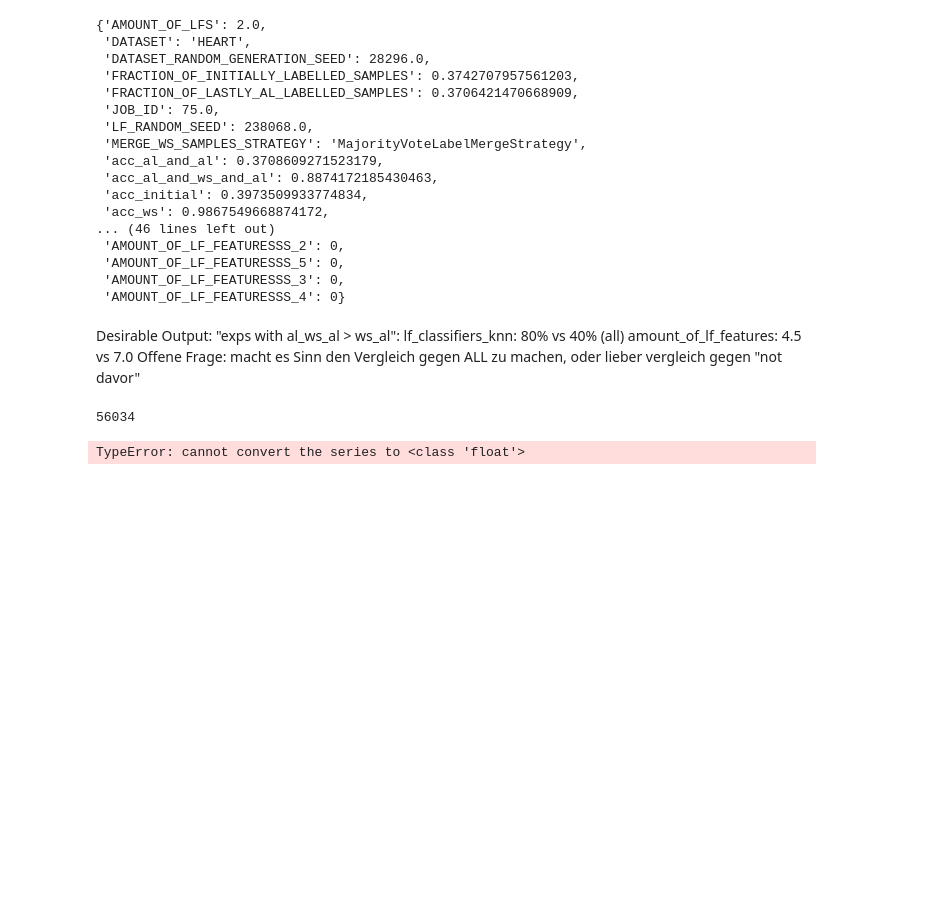
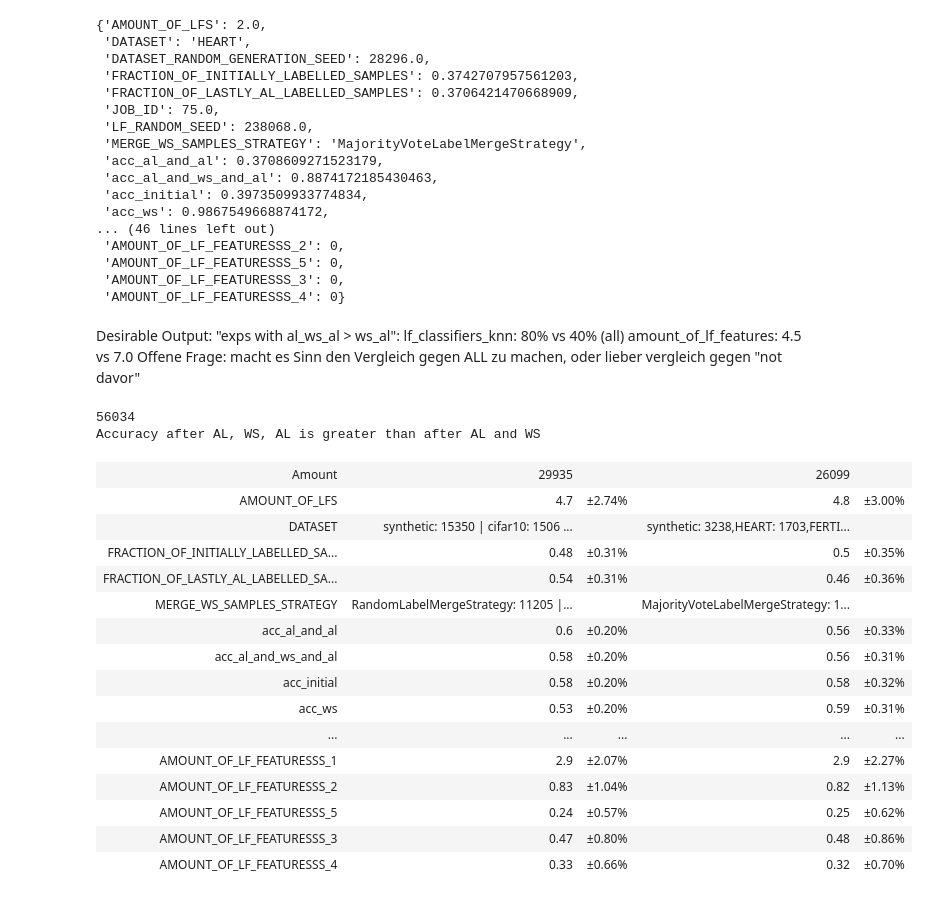
Before and after one commit to jgonsior/DS22-ImitAL, a Jupyter notebook: run_how_to_eva_2.ipynb, the cells around one changed output. Saved outputs shown, nothing was run; the diff lists cells and outputs as text; code cells hidden in the pictures; blank space fills up the shorter version.

```diff
--- a/run_how_to_eva_2.ipynb
+++ b/run_how_to_eva_2.ipynb
@@ -117,36 +117,86 @@ Desirable Output: "exps with al_ws_al > ws_al":
     amount_of_lf_features:  4.5 vs 7.0
     Offene Frage: macht es Sinn den Vergleich gegen ALL zu machen, oder lieber vergleich gegen "not davor"
 # %%
+from tabulate import tabulate
+
+
 def comparison_table(df, selection):
     print(len(df))
     filtered_df = df[selection]
     not_filtered_df = df[~selection]
-
-    skip_keys = ['']
+    result = [["Amount" ,len(filtered_df), "", len(not_filtered_df), ""]]
+    skip_keys = ["DATASET_RANDOM_GENERATION_SEED", "LF_RANDOM_SEED", "random_state", "JOB_ID", ]
     for key in df.keys():
         if key in skip_keys:
             continue
-        error_area = 1.96 * filtered_df.std() / math.sqrt(
-            filtered_df.count()
-        )
-        not_error_area = 1.96 * not_filtered_df.std() / math.sqrt(
-            not_filtered_df.count()
-        )
-        print("{:560}: {:>6.2%} ±{:>4.2%} vs {} ±{:>4.2%}".format(key, len(filtered_df), error_area, len(not_filtered_df), not_error_area) )
+        if df.dtypes[key] == np.float64 or df.dtypes[key] == np.int64:
+            selection = filtered_df[key]
+            not_selection = not_filtered_df[key]
+            average = selection.mean()
+            not_average = not_selection.mean()
+            error_area = 1.96 * selection.std() / math.sqrt(selection.count())
+            not_error_area = (
+                1.96 * not_selection.std() / math.sqrt(not_selection.count())
+            )
+            result.append((key, "{:4.2}".format(average), "±{:4.2%}".format(error_area), "{:4.2}".format(not_average), "±{:4.2%}".format(not_error_area)))
 
-    '''
+        elif df.dtypes[key] == object:
+            average = " | ".join(
+                [
+                    k + ": " + str(v)
+                    for k, v in filtered_df[key].value_counts().nlargest(5).iteritems()
+                ]
+            )
+            not_average = ",".join(
+                [
+                    k + ": " + str(v)
+                    for k, v in not_filtered_df[key]
+                    .value_counts()
+                    .nlargest(5)
+                    .iteritems()
+                ]
+            )
+            result.append((key, average, "", not_average, ""))
+        else:
+            print(key)
+            print(df.dtypes[key])
+
+    return result
+
+    """
     mean = selection.mean()
     error_area = 1.96 * selection.std() / math.sqrt(
             selection.count()
         )
     results.append([key, mean, error_area])
     print(TITLE)
     print("{:>60} {:>6} {:>4}".format("", "Mean", ""))
     for result in results:
         print("{:<50} {:>6.2%} ±{:>4.2%}".format(result[0], float(result[1]), float(result[2])))
-    '''
+    """
 
-comparison_table(df, df['AMOUNT_OF_LF_FEATURESSS_4'] >0)
+
+result = comparison_table(
+    df, df["acc_al_and_ws_and_al"] > df["acc_ws"]
+)
+print("Accuracy after AL, WS, AL is greater than after AL and WS")
+tabulate(result, tablefmt='html')
 # %% [output]
 56034
+Accuracy after AL, WS, AL is greater than after AL and WS
-TypeError: cannot convert the series to <class 'float'>
+| Amount | 29935 |  | 26099 |  |
+| AMOUNT_OF_LFS | 4.7 | ±2.74% | 4.8 | ±3.00% |
+| DATASET | synthetic: 15350 | cifar10: 1506 ... |  | synthetic: 3238,HEART: 1703,FERTI... |  |
+| FRACTION_OF_INITIALLY_LABELLED_SA... | 0.48 | ±0.31% | 0.5 | ±0.35% |
+| FRACTION_OF_LASTLY_AL_LABELLED_SA... | 0.54 | ±0.31% | 0.46 | ±0.36% |
+| MERGE_WS_SAMPLES_STRATEGY | RandomLabelMergeStrategy: 11205 |... |  | MajorityVoteLabelMergeStrategy: 1... |  |
+| acc_al_and_al | 0.6 | ±0.20% | 0.56 | ±0.33% |
+| acc_al_and_ws_and_al | 0.58 | ±0.20% | 0.56 | ±0.31% |
+| acc_initial | 0.58 | ±0.20% | 0.58 | ±0.32% |
+| acc_ws | 0.53 | ±0.20% | 0.59 | ±0.31% |
+| ... | ... | ... | ... | ... |
+| AMOUNT_OF_LF_FEATURESSS_1 | 2.9 | ±2.07% | 2.9 | ±2.27% |
+| AMOUNT_OF_LF_FEATURESSS_2 | 0.83 | ±1.04% | 0.82 | ±1.13% |
+| AMOUNT_OF_LF_FEATURESSS_5 | 0.24 | ±0.57% | 0.25 | ±0.62% |
+| AMOUNT_OF_LF_FEATURESSS_3 | 0.47 | ±0.80% | 0.48 | ±0.86% |
+| AMOUNT_OF_LF_FEATURESSS_4 | 0.33 | ±0.66% | 0.32 | ±0.70% |
```
Also changed, not shown: parts of 3 cells of this notebook, 1 other file.
